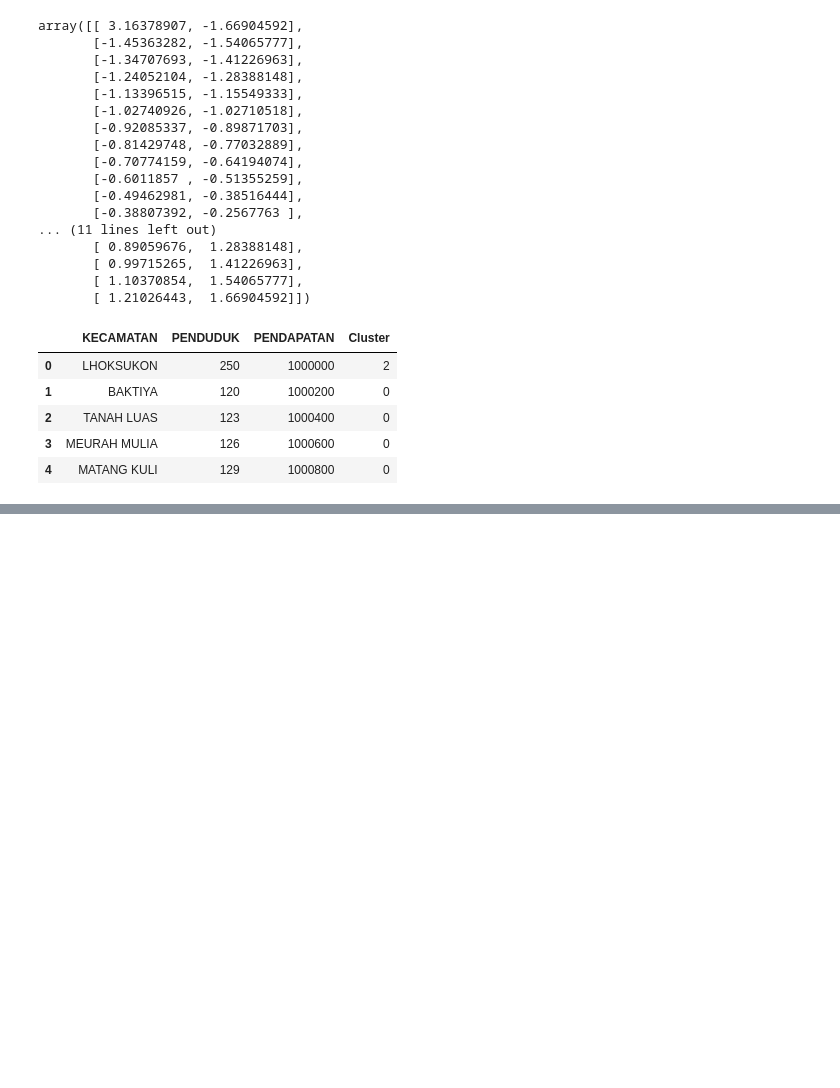
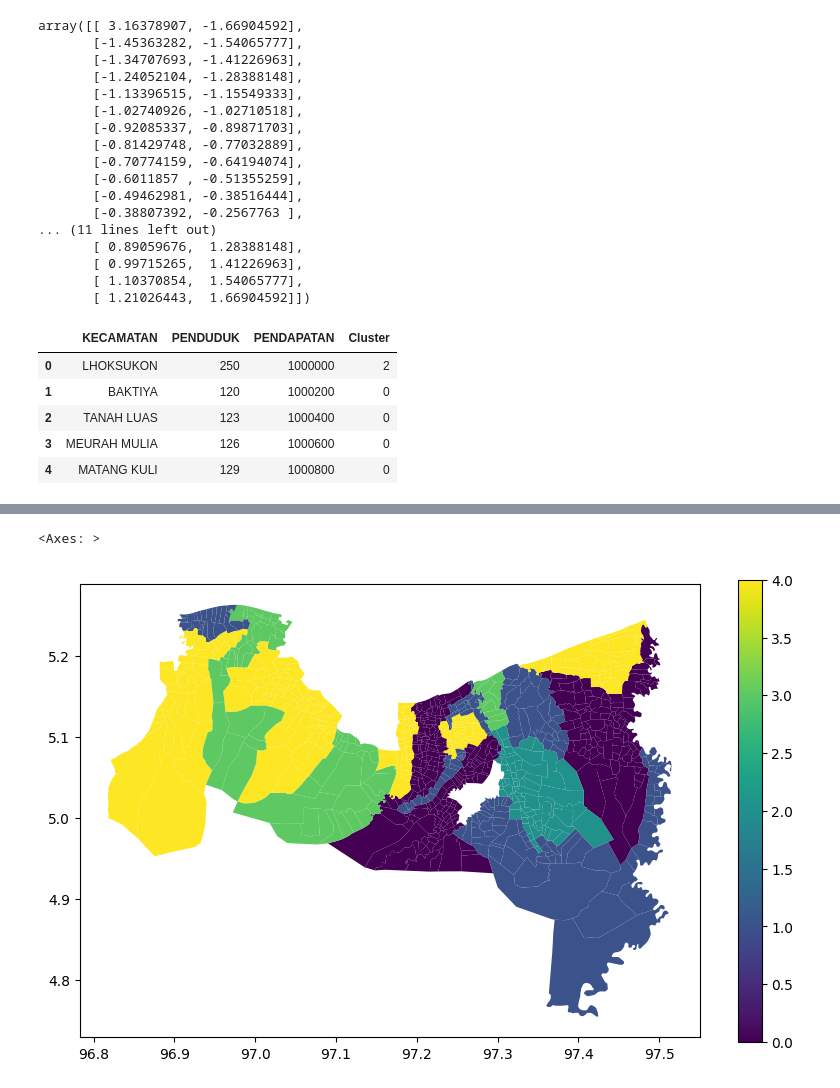
Before and after one commit to asrianda/GIS, a Jupyter notebook: GIS_A2_KMeans1.ipynb, the cells around one changed output, grey strips where cells are left out. Cells and saved outputs as stored; diff of their text form; code cells hidden in the pictures; blank space fills up the shorter version.

```diff
--- a/GIS_A2_KMeans1.ipynb
+++ b/GIS_A2_KMeans1.ipynb
@@ -128,3 +128,7 @@ penduduk.head()
 | 2 | TANAH LUAS | 123 | 1000400 | 0 |
 | 3 | MEURAH MULIA | 126 | 1000600 | 0 |
 | 4 | MATANG KULI | 129 | 1000800 | 0 |
+# %%
+#-- merger ke QGIS --
+kab1=kab.merge(penduduk, on='KECAMATAN', how='left')
+kab1.head()
@@ -130,0 +143,5 @@ penduduk.head()
+# %%
+kab1.plot(column='Cluster', cmap='viridis', legend=True, figsize=(10, 6))
+# %% [output]
+<Axes: >
+[figure, added]
```
Also changed, not shown: parts of 1 cell of this notebook.
